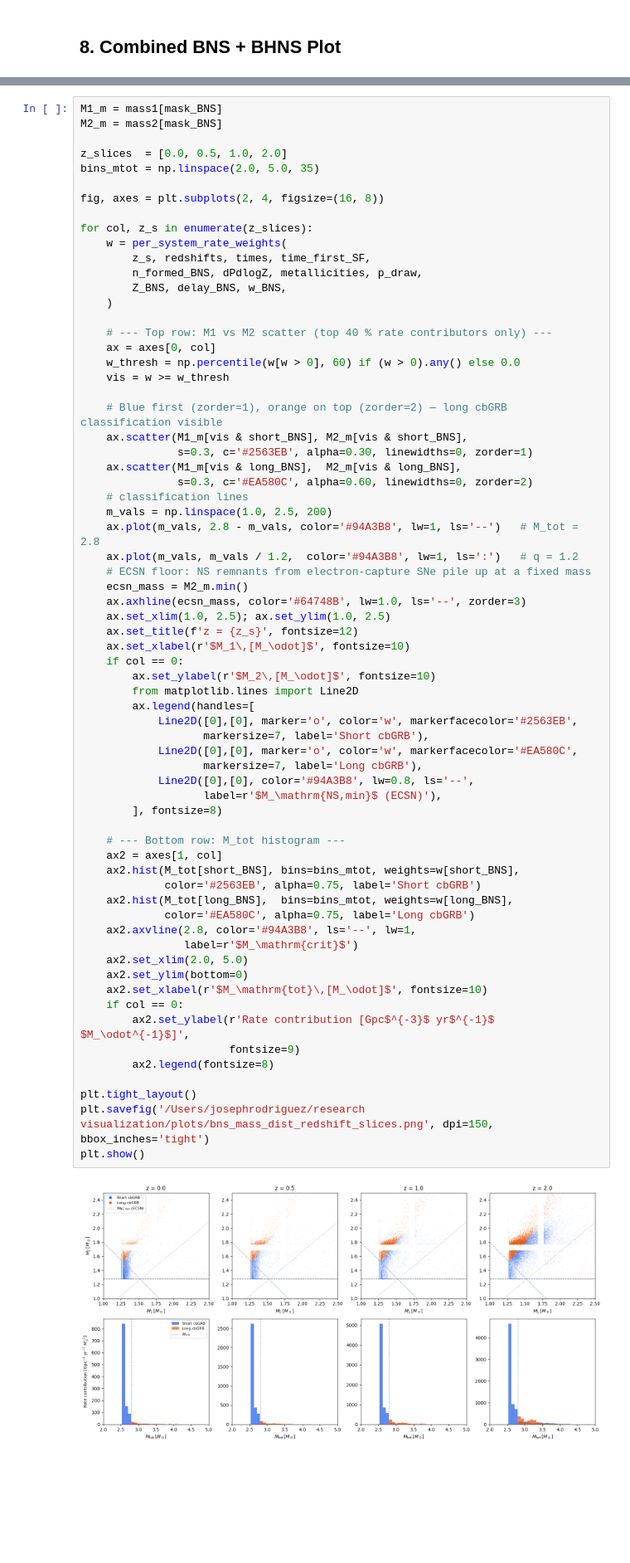
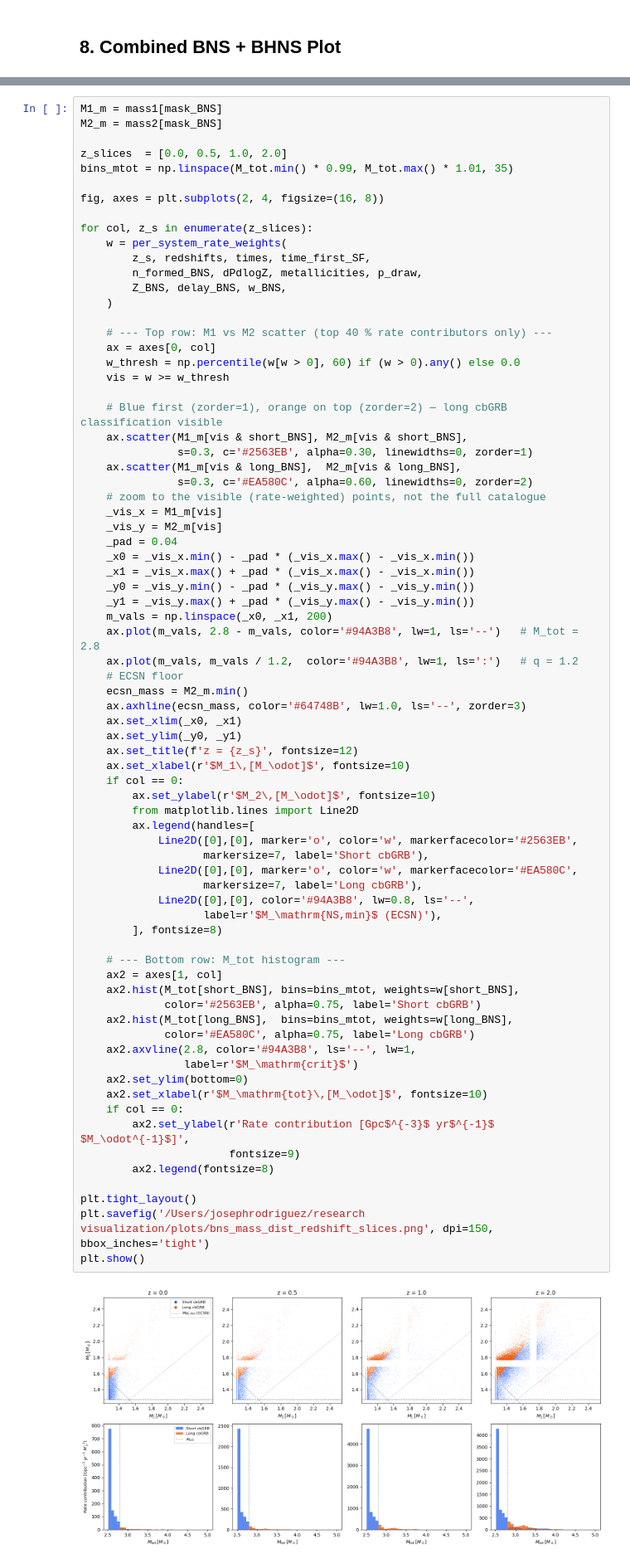
Before and after one commit to jorodgrz/GRBproject, a Jupyter notebook: GRB_CosmicRate.ipynb, the cells around one changed output, grey strips where cells are left out. Shown at 83% size. Cells and saved outputs as stored; diff of their text form; blank space fills up the shorter version.

Commit message:
fixed scatter plot boundaries

```diff
--- a/GRB_CosmicRate.ipynb
+++ b/GRB_CosmicRate.ipynb
@@ -669,7 +669,7 @@ M1_m = mass1[mask_BNS]
 M2_m = mass2[mask_BNS]
 
 z_slices  = [0.0, 0.5, 1.0, 2.0]
-bins_mtot = np.linspace(2.0, 5.0, 35)
+bins_mtot = np.linspace(M_tot.min() * 0.99, M_tot.max() * 1.01, 35)
 
 fig, axes = plt.subplots(2, 4, figsize=(16, 8))
 
@@ -690,49 +690,56 @@ for col, z_s in enumerate(z_slices):
                s=0.3, c='#2563EB', alpha=0.30, linewidths=0, zorder=1)
     ax.scatter(M1_m[vis & long_BNS],  M2_m[vis & long_BNS],
                s=0.3, c='#EA580C', alpha=0.60, linewidths=0, zorder=2)
-    # classification lines
-    m_vals = np.linspace(1.0, 2.5, 200)
+    # zoom to the visible (rate-weighted) points, not the full catalogue
+    _vis_x = M1_m[vis]
+    _vis_y = M2_m[vis]
+    _pad = 0.04
+    _x0 = _vis_x.min() - _pad * (_vis_x.max() - _vis_x.min())
+    _x1 = _vis_x.max() + _pad * (_vis_x.max() - _vis_x.min())
+    _y0 = _vis_y.min() - _pad * (_vis_y.max() - _vis_y.min())
+    _y1 = _vis_y.max() + _pad * (_vis_y.max() - _vis_y.min())
+    m_vals = np.linspace(_x0, _x1, 200)
     ax.plot(m_vals, 2.8 - m_vals, color='#94A3B8', lw=1, ls='--')   # M_tot = 2.8
     ax.plot(m_vals, m_vals / 1.2,  color='#94A3B8', lw=1, ls=':')   # q = 1.2
-    # ECSN floor: NS remnants from electron-capture SNe pile up at a fixed mass
+    # ECSN floor
     ecsn_mass = M2_m.min()
     ax.axhline(ecsn_mass, color='#64748B', lw=1.0, ls='--', zorder=3)
-    ax.set_xlim(1.0, 2.5); ax.set_ylim(1.0, 2.5)
+    ax.set_xlim(_x0, _x1)
+    ax.set_ylim(_y0, _y1)
     ax.set_title(f'z = {z_s}', fontsize=12)
     ax.set_xlabel(r'$M_1\,[M_\odot]$', fontsize=10)
     if col == 0:
         ax.set_ylabel(r'$M_2\,[M_\odot]$', fontsize=10)
         from matplotlib.lines import Line2D
         ax.legend(handles=[
             Line2D([0],[0], marker='o', color='w', markerfacecolor='#2563EB',
                    markersize=7, label='Short cbGRB'),
             Line2D([0],[0], marker='o', color='w', markerfacecolor='#EA580C',
                    markersize=7, label='Long cbGRB'),
             Line2D([0],[0], color='#94A3B8', lw=0.8, ls='--',
                    label=r'$M_\mathrm{NS,min}$ (ECSN)'),
         ], fontsize=8)
 
     # --- Bottom row: M_tot histogram ---
     ax2 = axes[1, col]
     ax2.hist(M_tot[short_BNS], bins=bins_mtot, weights=w[short_BNS],
              color='#2563EB', alpha=0.75, label='Short cbGRB')
     ax2.hist(M_tot[long_BNS],  bins=bins_mtot, weights=w[long_BNS],
              color='#EA580C', alpha=0.75, label='Long cbGRB')
     ax2.axvline(2.8, color='#94A3B8', ls='--', lw=1,
                 label=r'$M_\mathrm{crit}$')
-    ax2.set_xlim(2.0, 5.0)
     ax2.set_ylim(bottom=0)
     ax2.set_xlabel(r'$M_\mathrm{tot}\,[M_\odot]$', fontsize=10)
     if col == 0:
         ax2.set_ylabel(r'Rate contribution [Gpc$^{-3}$ yr$^{-1}$ $M_\odot^{-1}$]',
                        fontsize=9)
         ax2.legend(fontsize=8)
 
 plt.tight_layout()
 plt.savefig('/Users/josephrodriguez/research visualization/plots/bns_mass_dist_redshift_slices.png', dpi=150, bbox_inches='tight')
 plt.show()
 # %% [output]
-[figure, old version]
+[figure, new version]
 # %%
 z_arr      = np.linspace(0.0, 5.0, 60)
 frac_short_arr = []
```
Also changed, not shown: 1 other file.
